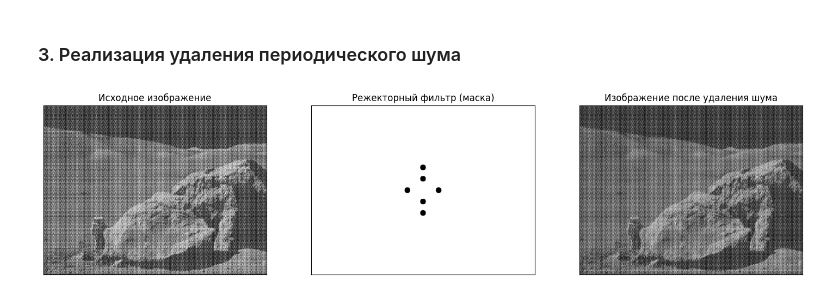
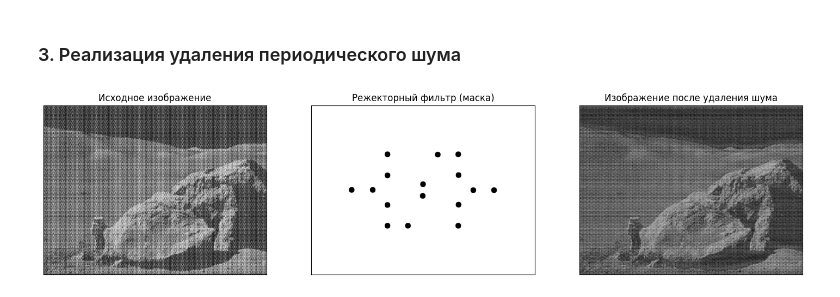
Before and after one commit to TiClass322/Image_Processing, a Jupyter notebook: Practice_5_fft/Practice_5_fft_solution.ipynb, the cells around one changed output. Cells and saved outputs as stored; diff of their text form; code cells hidden in the pictures.

```diff
--- a/Practice_5_fft/Practice_5_fft_solution.ipynb
+++ b/Practice_5_fft/Practice_5_fft_solution.ipynb
@@ -64,38 +64,45 @@ plt.show()
 # %%
 # Создаем режекторный фильтр (notch filter)
 # Маска по умолчанию пропускает все частоты (заполнена единицами)
 mask_notch = np.ones((rows, cols, 2), np.uint8)
 
-# Определяем координаты ярких точек (шума) в спектре
-# Эти координаты нужно подобрать, глядя на спектр мощности
-# Они симметричны относительно центра
-noise_points = [
-    (crow - 40, ccol),
-    (crow + 40, ccol),
-    (crow - 80, ccol),
-    (crow + 80, ccol),
-    (crow, ccol - 55),
-    (crow, ccol + 55)
-]
+spectrum_for_detection = magnitude_spectrum.copy()
+cv.circle(spectrum_for_detection, (ccol, crow), 15, 0, -1)
+spectrum_norm = cv.normalize(spectrum_for_detection, None, 0, 255, cv.NORM_MINMAX, cv.CV_8U)
+
+# Применяем порог, чтобы выделить только самые яркие пики
+# Порог 195 - менять самому
+_, thresh = cv.threshold(spectrum_norm, 195, 255, cv.THRESH_BINARY)
+
+contours, _ = cv.findContours(thresh, cv.RETR_EXTERNAL, cv.CHAIN_APPROX_SIMPLE)
+
+# Вычисляем центры контуров, это и будут координаты шума
+noise_points = []
+for cnt in contours:
+    M = cv.moments(cnt)
+    if M['m00'] != 0:
+        cX = int(M['m10'] / M['m00'])
+        cY = int(M['m01'] / M['m00'])
+        noise_points.append((cY, cX)) # OpenCV (x,y) -> numpy (row,col)
 
 radius = 10 # радиус "вырезаемой" области
 for r, c in noise_points:
     cv.circle(mask_notch, (c, r), radius, (0,0,0), -1)
 
 # Применяем режекторный фильтр
 fshift_notch = dft_shift * mask_notch
 f_ishift_notch = np.fft.ifftshift(fshift_notch)
 img_back_notch = cv.idft(f_ishift_notch)
 img_back_notch = cv.magnitude(img_back_notch[:,:,0], img_back_notch[:,:,1])
 
 # Визуализация результатов
 plt.figure(figsize=(18, 6))
 plt.subplot(131), plt.imshow(img, cmap='gray')
 plt.title('Исходное изображение'), plt.xticks([]), plt.yticks([])
 plt.subplot(132), plt.imshow(mask_notch[:,:,0], cmap='gray')
 plt.title('Режекторный фильтр (маска)'), plt.xticks([]), plt.yticks([])
 plt.subplot(133), plt.imshow(img_back_notch, cmap='gray')
 plt.title('Изображение после удаления шума'), plt.xticks([]), plt.yticks([])
 plt.show()
 # %% [output]
-[figure, old version]
+[figure, new version]
```
